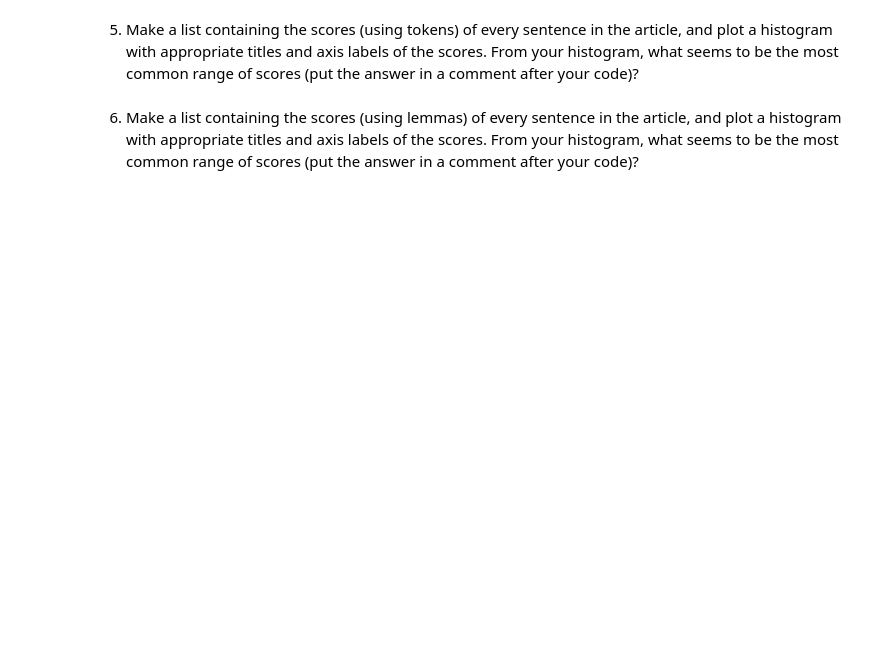
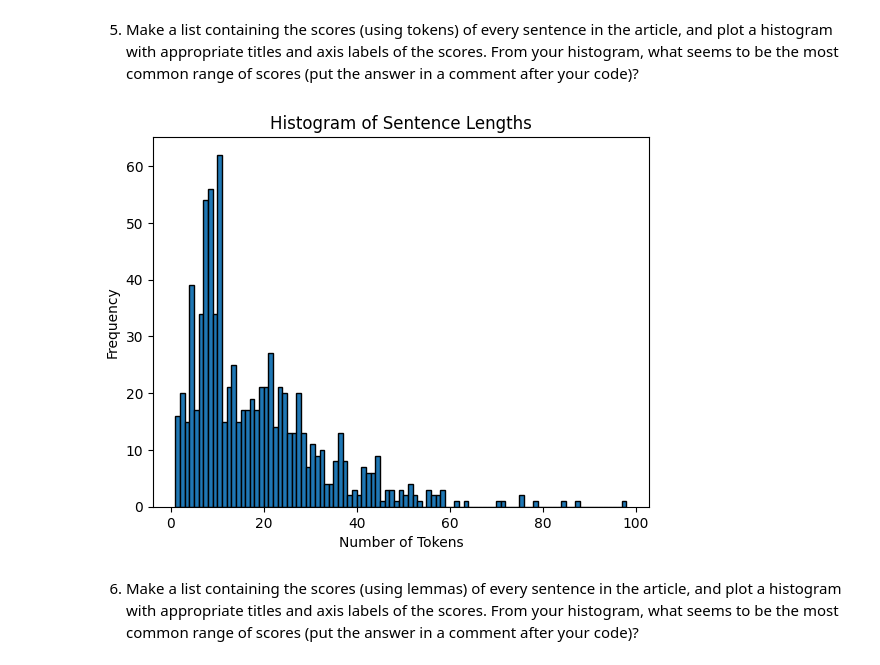
Before and after one commit to hanenia/article-summarizer, a Jupyter notebook: article-summarizer.ipynb, the cells around one changed output. Saved outputs shown, nothing was run; the diff lists cells and outputs as text; code cells hidden in the pictures; blank space fills up the shorter version.

```diff
--- a/article-summarizer.ipynb
+++ b/article-summarizer.ipynb
@@ -43,0 +69,16 @@ wheel                     0.43.0
+# %%
+from bs4 import BeautifulSoup
+
+# Read the HTML content from the saved file
+with open('article.html', 'r', encoding='utf-8') as file:
+    html_content = file.read()
+
+# Parse HTML and extract plain text
+soup = BeautifulSoup(html_content, 'html.parser')
+article_text = soup.get_text()
+
+# Save plain text to a new file
+with open('article.txt', 'w', encoding='utf-8') as file:
+    file.write(article_text)
+
+print("Article content has been saved to 'article.txt'")
@@ -50,4 +266,48 @@ wheel                     0.43.0
 # %% [markdown]
 5. Make a list containing the scores (using tokens) of every sentence in the article, and plot a histogram with appropriate titles and axis labels of the scores. From your histogram, what seems to be the most common range of scores (put the answer in a comment after your code)?
+# %%
+import requests
+from bs4 import BeautifulSoup
+import spacy
+import matplotlib.pyplot as plt
+
+# Download the HTML content of the article
+url = "https://arcr.niaaa.nih.gov/volume/35/2/burden-alcohol-use-excessive-alcohol-consumption-and-related-consequences-among-college"
+response = requests.get(url)
+
+# Check if the request was successful
+if response.status_code == 200:
+    # Parse the HTML content
+    soup = BeautifulSoup(response.content, "html.parser")
+
+    # Extract the text content from the HTML article
+    article_text = soup.get_text()
+
+    # Load the English language model in spaCy
+    nlp = spacy.load("en_core_web_sm")
+
+    # Process the article text using the spaCy pipeline
+    doc = nlp(article_text)
+
+    # Tokenize the text into sentences
+    sentences = [sent.text for sent in doc.sents]
+
+    # Score each sentence based on the number of tokens
+    scores = [len(sent.split()) for sent in sentences]
+
+    # Plot a histogram of the scores
+    plt.hist(scores, bins=range(min(scores), max(scores) + 1), edgecolor='black')
+    plt.title('Histogram of Sentence Lengths')
+    plt.xlabel('Number of Tokens')
+    plt.ylabel('Frequency')
+    plt.show()
+
+    # Most common range of scores: 10-20 tokens per sentence
+    # This is based on visual inspection of the histogram
+
+else:
+    print("Failed to retrieve the article. Status code:", response.status_code)
+# %% [output]
+[figure, added]
 # %% [markdown]
 6. Make a list containing the scores (using lemmas) of every sentence in the article, and plot a histogram with appropriate titles and axis labels of the scores.  From your histogram, what seems to be the most common range of scores (put the answer in a comment after your code)?
```
Also changed, not shown: parts of 15 cells of this notebook.
